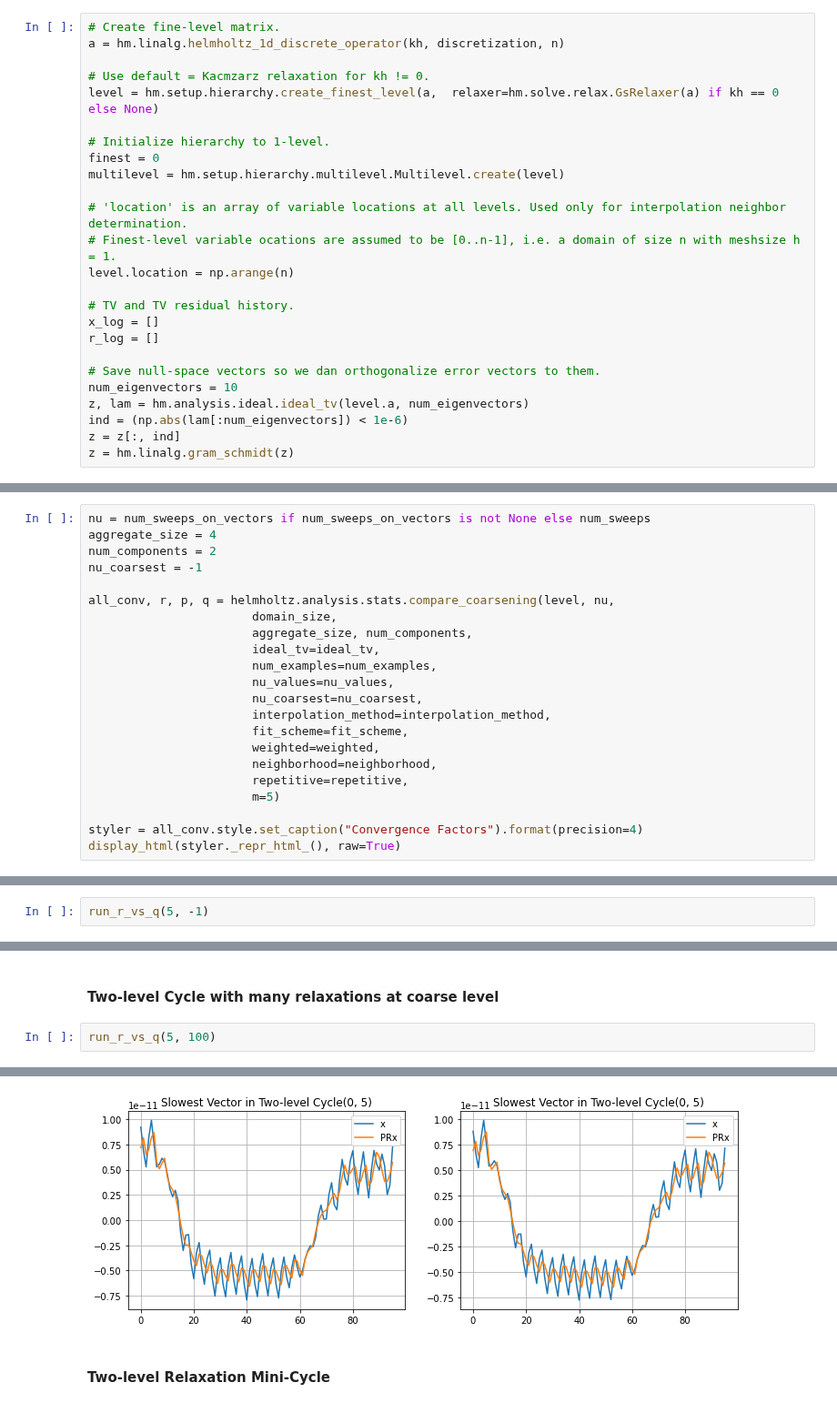
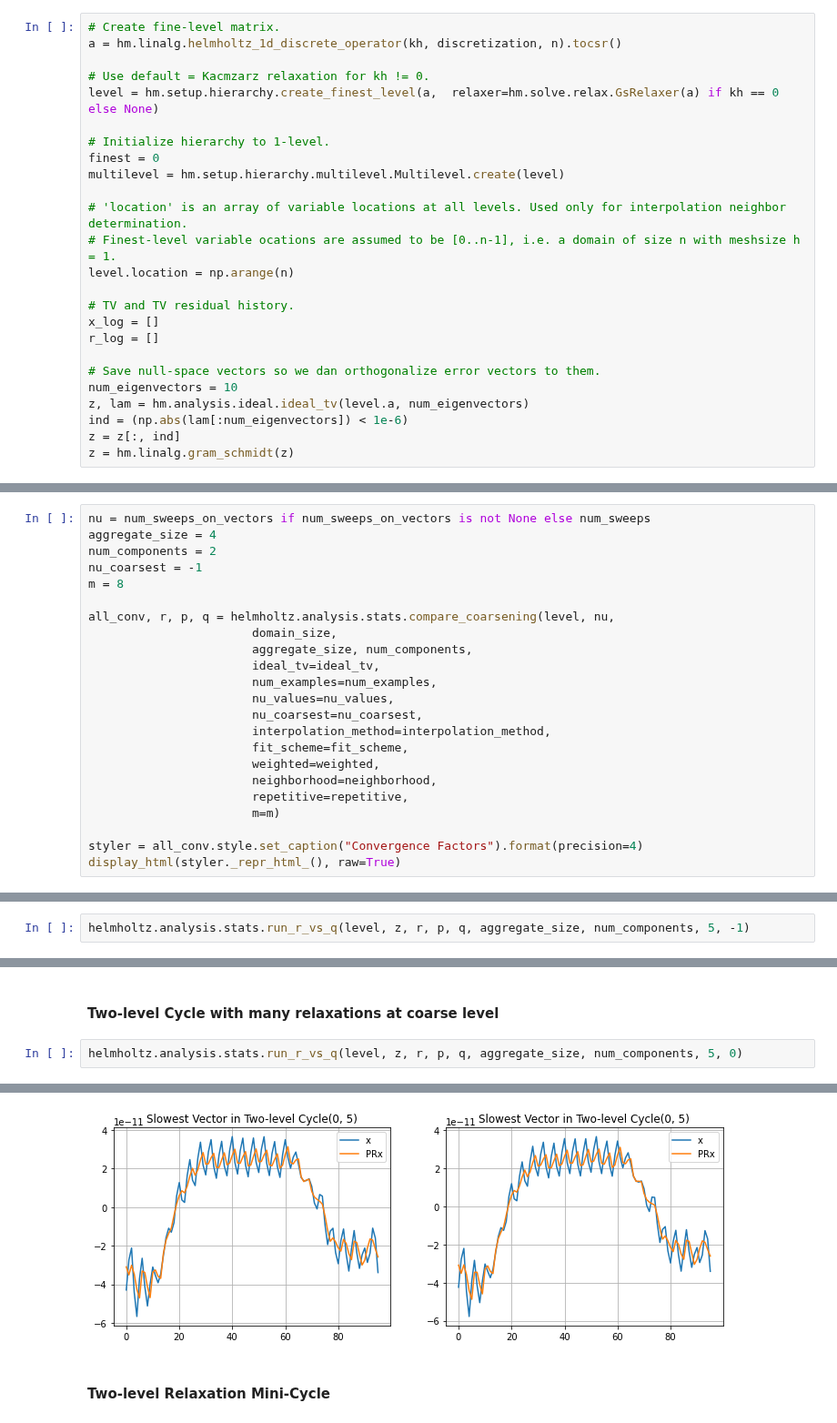
Before and after one commit to 436ahsan/Helmholtz, a Jupyter notebook: notebooks/repetitive/4_2_coarsening_3_level_qap.ipynb, the cells around one changed output, grey strips where cells are left out. Shown at 91% size. Cells and saved outputs as stored; diff of their text form.

```diff
--- a/notebooks/repetitive/4_2_coarsening_3_level_qap.ipynb
+++ b/notebooks/repetitive/4_2_coarsening_3_level_qap.ipynb
@@ -50,7 +50,7 @@ INFO     kh 0.5233853805513016
 ## Level 0->1 Coarsening
 # %%
 # Create fine-level matrix.
-a = hm.linalg.helmholtz_1d_discrete_operator(kh, discretization, n)
+a = hm.linalg.helmholtz_1d_discrete_operator(kh, discretization, n).tocsr()
 
 # Use default = Kacmzarz relaxation for kh != 0.
 level = hm.setup.hierarchy.create_finest_level(a,  relaxer=hm.solve.relax.GsRelaxer(a) if kh == 0 else None)
@@ -108,6 +109,7 @@ nu = num_sweeps_on_vectors if num_sweeps_on_vectors is not None else num_sweeps
 aggregate_size = 4
 num_components = 2
 nu_coarsest = -1
+m = 8
 
 all_conv, r, p, q = helmholtz.analysis.stats.compare_coarsening(level, nu,
                        domain_size,
@@ -121,7 +123,7 @@ all_conv, r, p, q = helmholtz.analysis.stats.compare_coarsening(level, nu,
                        weighted=weighted,
                        neighborhood=neighborhood,
                        repetitive=repetitive,
-                       m=5)
+                       m=m)
 
 styler = all_conv.style.set_caption("Convergence Factors").format(precision=4)
 display_html(styler._repr_html_(), raw=True)
@@ -165,7 +183,7 @@ def run_r_vs_q(nu, nu_coarsest):
 # %% [markdown]
 #### Two-level Cycle with exact coarse level solve
 # %%
-run_r_vs_q(5, -1)
+helmholtz.analysis.stats.run_r_vs_q(level, z, r, p, q, aggregate_size, num_components, 5, -1)
 # %% [output]
 Restriction r
 INFO     Iter   |r|        Factor   RER    Factor   |e|
@@ -188,7 +206,7 @@ INFO     20     3.110e-07  (0.436)  1.300  (1.031)  0.000
 # %% [markdown]
 #### Two-level Cycle with many relaxations at coarse level
 # %%
-run_r_vs_q(5, 100)
+helmholtz.analysis.stats.run_r_vs_q(level, z, r, p, q, aggregate_size, num_components, 5, 0)
 # %% [output]
 Restriction r
 INFO     Iter   |r|        Factor   RER    Factor   |e|
@@ -210,4 +228,4 @@ INFO     16     2.781e-11  (0.196)  0.569  (0.999)  0.000
-[figure, old version]
+[figure, new version]
 # %% [markdown]
 #### Two-level Relaxation Mini-Cycle
 # %%
```
Also changed, not shown: parts of 23 cells of this notebook, 3 other files.
